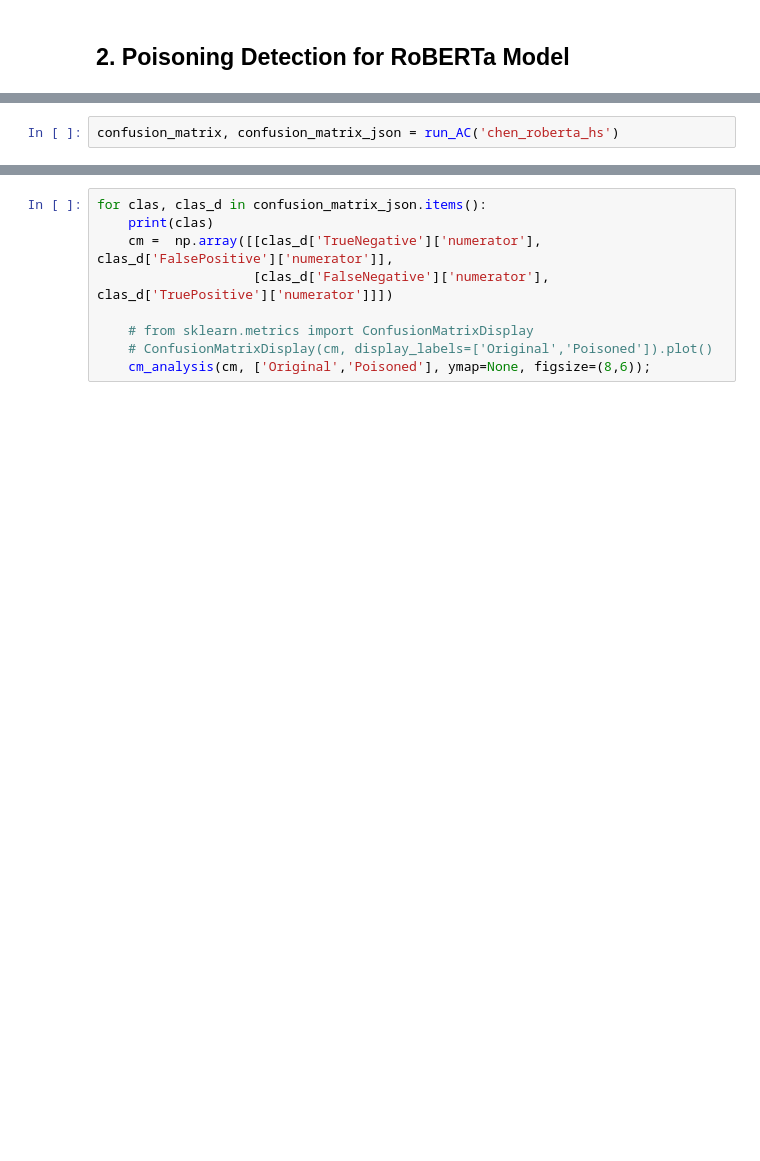
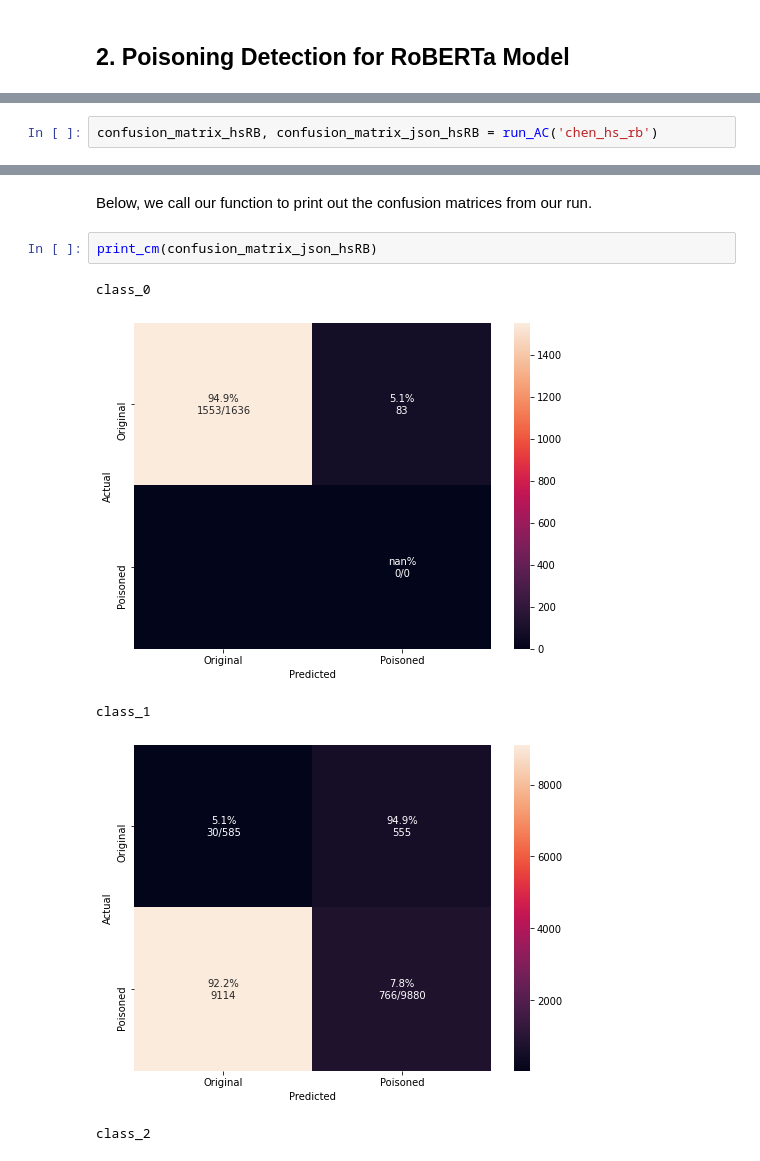
Before and after one commit to RobuSTAI/RobuSTAI, a Jupyter notebook: notebooks/defense_AC.ipynb, the cells around one changed output, grey strips where cells are left out. Drawn from its saved outputs; the diff is of its cells as text; blank space fills up the shorter version.

```diff
--- a/notebooks/defense_AC.ipynb
+++ b/notebooks/defense_AC.ipynb
@@ -137,2 +162,2 @@ for clas, clas_d in confusion_matrix_json.items():
 # %%
-confusion_matrix, confusion_matrix_json = run_AC('chen_roberta_hs')
+confusion_matrix_hsRB, confusion_matrix_json_hsRB = run_AC('chen_hs_rb')
@@ -139,9 +201,10 @@ confusion_matrix, confusion_matrix_json = run_AC('chen_roberta_hs')
+# %% [markdown]
+Below, we call our function to print out the confusion matrices from our run.
 # %%
-for clas, clas_d in confusion_matrix_json.items():
-    print(clas)
-    cm =  np.array([[clas_d['TrueNegative']['numerator'], clas_d['FalsePositive']['numerator']],
-                    [clas_d['FalseNegative']['numerator'], clas_d['TruePositive']['numerator']]])
-
-    # from sklearn.metrics import ConfusionMatrixDisplay
-    # ConfusionMatrixDisplay(cm, display_labels=['Original','Poisoned']).plot()
-    cm_analysis(cm, ['Original','Poisoned'], ymap=None, figsize=(8,6));
+print_cm(confusion_matrix_json_hsRB)
+# %% [output]
+class_0
+[figure, added]
+class_1
+[figure, added]
+class_2
```
Also changed, not shown: parts of 18 cells of this notebook, 11 other files.
